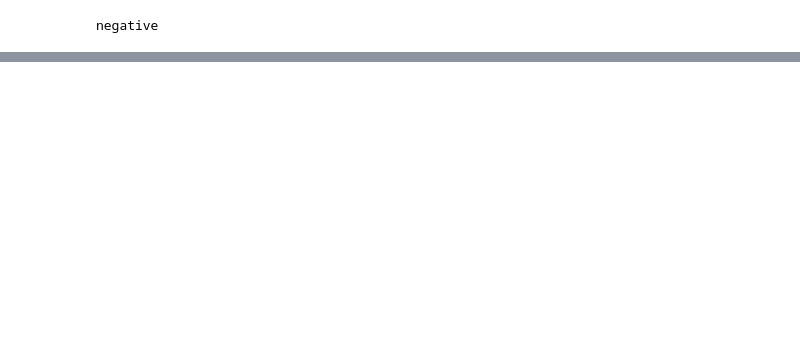
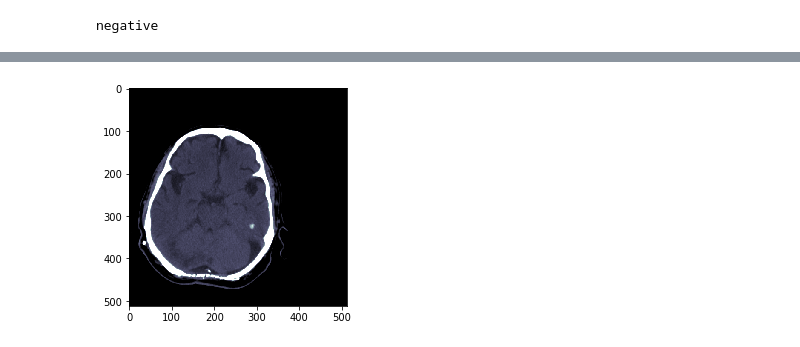
Before and after one commit to 3-3-3/Brain-Hemorrhaging, a Jupyter notebook: Visualization.ipynb, the cells around one changed output, grey strips where cells are left out. Cells and saved outputs as stored; diff of their text form; code cells hidden in the pictures; blank space fills up the shorter version.

```diff
--- a/Visualization.ipynb
+++ b/Visualization.ipynb
@@ -8,7 +8,7 @@ num_labels = len(data)
 num_positive = 0
 num_negative = 0
 
-
+base_dir = '/Users/TheBestKid/Desktop/Brain_Hemorrhaging'
 
 for i in data['Label']:
     if int(i) == 1:
@@ -170,3 +159,26 @@ plt.show()
 print(list(sub_pos_neg_counts.keys())[1][-8:])
 # %% [output]
 negative
+# %%
+#from See like a radiologist with systematic windowing
+import pydicom as dcm
+def window_image(img, window_center, window_width, intercept, slope):
+    img = (img*slope + intercept)
+    img_min = window_center - window_width // 2
+    img_max = window_center + window_width // 2
+    img[img<img_min] = img_min
+    img[img>img_max] = img_max
+
+    img = (img - img_min) / (img_max - img_min)
+    return img
+
+def get_windowing(data):
+    dicom_fields = [data[('0028', '1050')].value, data[('0028', '1051')].value,
+                    data[('0028', '1052')].value, data[('0028', '1053')].value]
+    int_fields = []
+    for x in dicom_fields:
+        if type(x) == dcm.multival.MultiValue:
+            int_fields.append(int(x[0]))
+        else:
+            int_fields.append(int(x))
+    return int_fields
@@ -172,0 +200,5 @@ negative
+# %%
+plt.imshow(subdural, cmap=plt.cm.bone)
+plt.imsave('subdural.jpg', subdural, cmap=plt.cm.bone)
+# %% [output]
+[figure, added]
```
Also changed, not shown: parts of 7 cells of this notebook, 4 other files.
